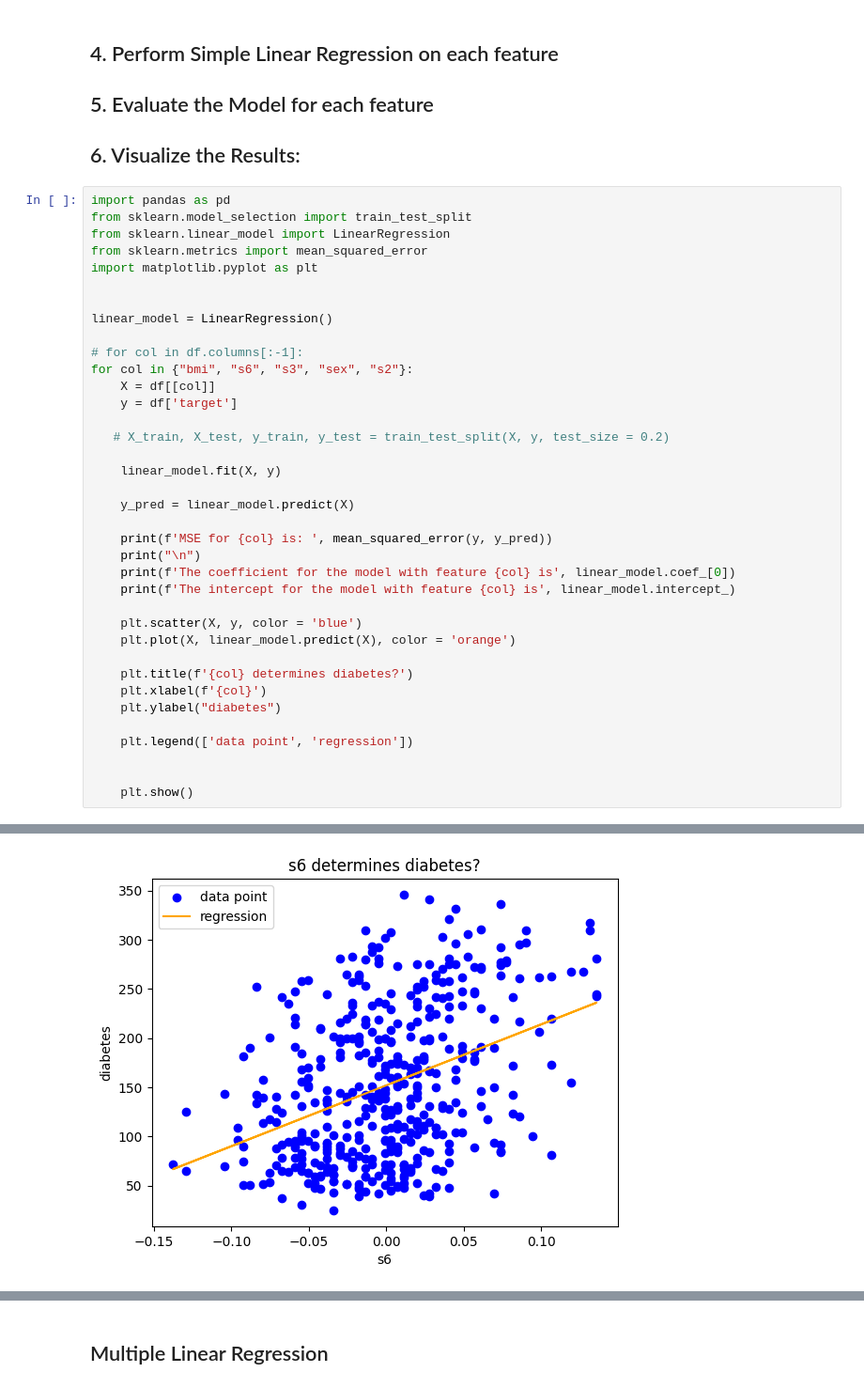
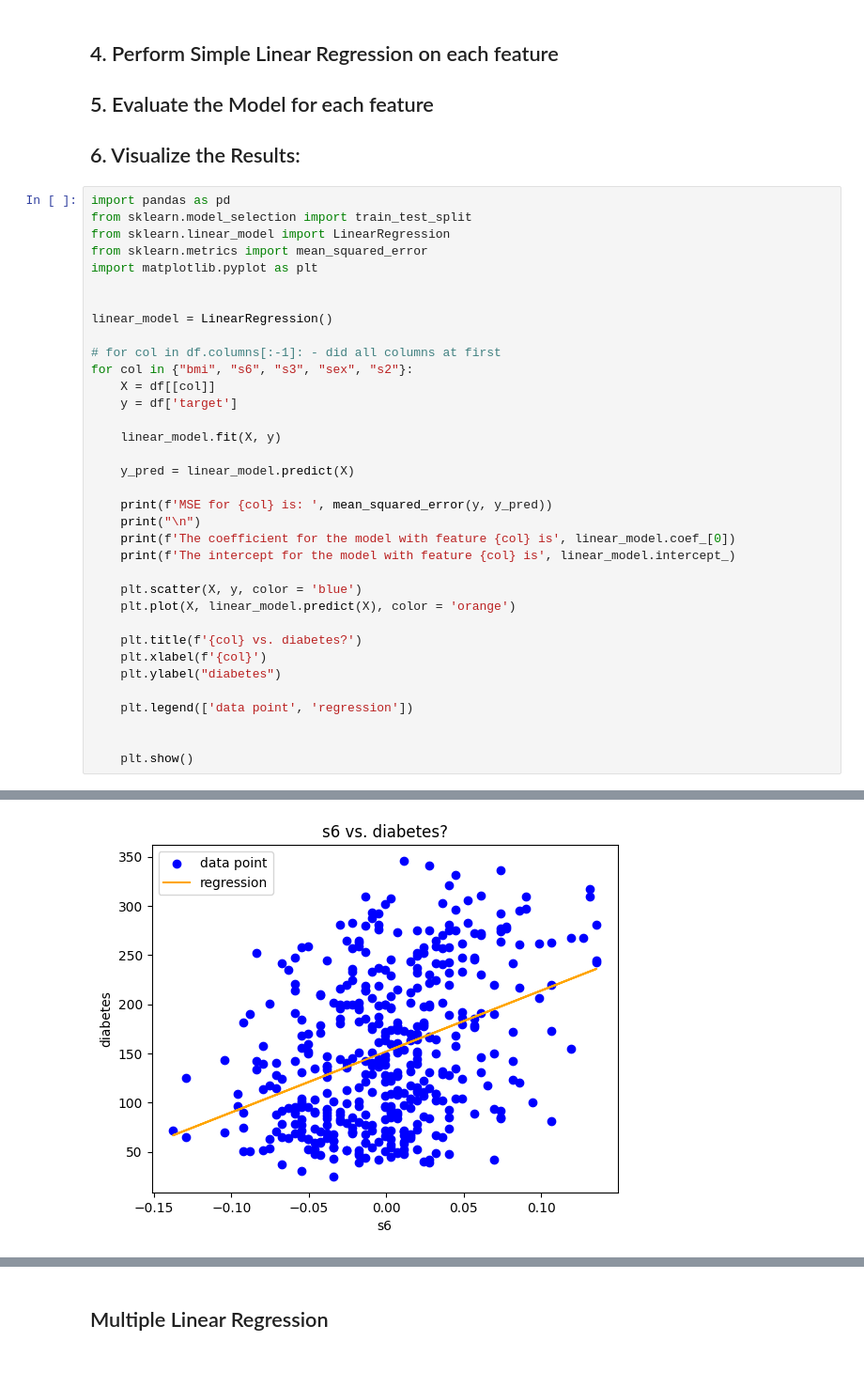
Before and after one commit to krishananth4/CSCI183-HW2, a Jupyter notebook: CSCI_183_HW_2.ipynb, the cells around one changed output, grey strips where cells are left out. Shown at 94% size. Drawn from its saved outputs; the diff is of its cells as text.

```diff
--- a/CSCI_183_HW_2.ipynb
+++ b/CSCI_183_HW_2.ipynb
@@ -114,40 +113,38 @@ import matplotlib.pyplot as plt
 
 linear_model = LinearRegression()
 
-# for col in df.columns[:-1]:
+# for col in df.columns[:-1]: - did all columns at first
 for col in {"bmi", "s6", "s3", "sex", "s2"}:
     X = df[[col]]
     y = df['target']
-
-   # X_train, X_test, y_train, y_test = train_test_split(X, y, test_size = 0.2)
 
     linear_model.fit(X, y)
 
     y_pred = linear_model.predict(X)
 
     print(f'MSE for {col} is: ', mean_squared_error(y, y_pred))
     print("\n")
     print(f'The coefficient for the model with feature {col} is', linear_model.coef_[0])
     print(f'The intercept for the model with feature {col} is', linear_model.intercept_)
 
     plt.scatter(X, y, color = 'blue')
     plt.plot(X, linear_model.predict(X), color = 'orange')
 
-    plt.title(f'{col} determines diabetes?')
+    plt.title(f'{col} vs. diabetes?')
     plt.xlabel(f'{col}')
     plt.ylabel("diabetes")
 
     plt.legend(['data point', 'regression'])
 
 
     plt.show()
 # %% [output]
 MSE for s6 is:  5062.380594520543
 
 
 The coefficient for the model with feature s6 is 619.2228206843714
 The intercept for the model with feature s6 is 152.13348416289594
-[figure, old version]
+[figure, new version]
 MSE for sex is:  5918.888899586022
 
 
```
Also changed, not shown: parts of 6 cells of this notebook.
